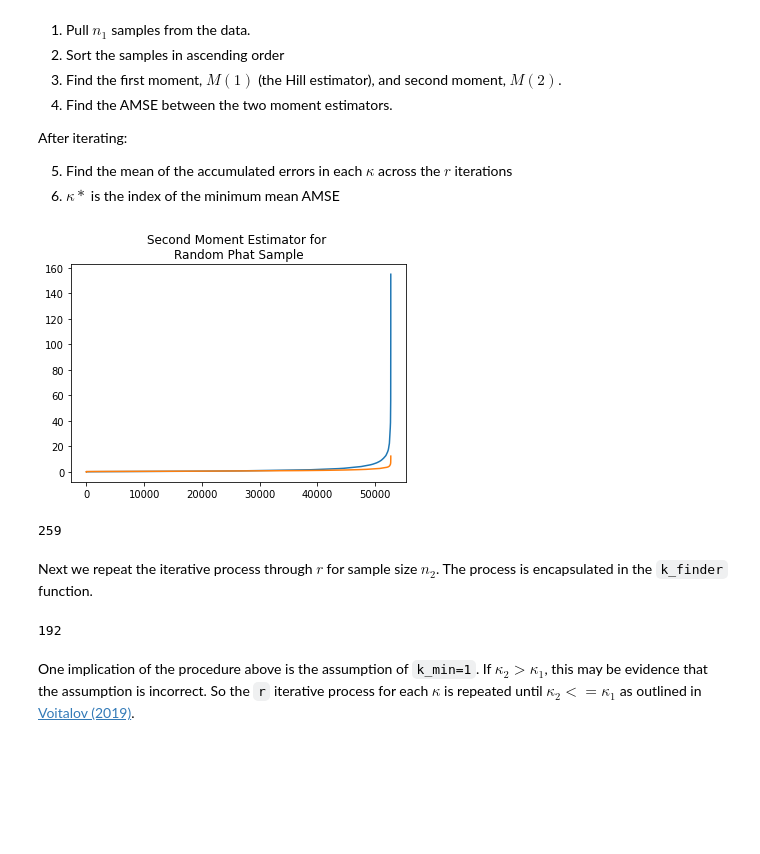
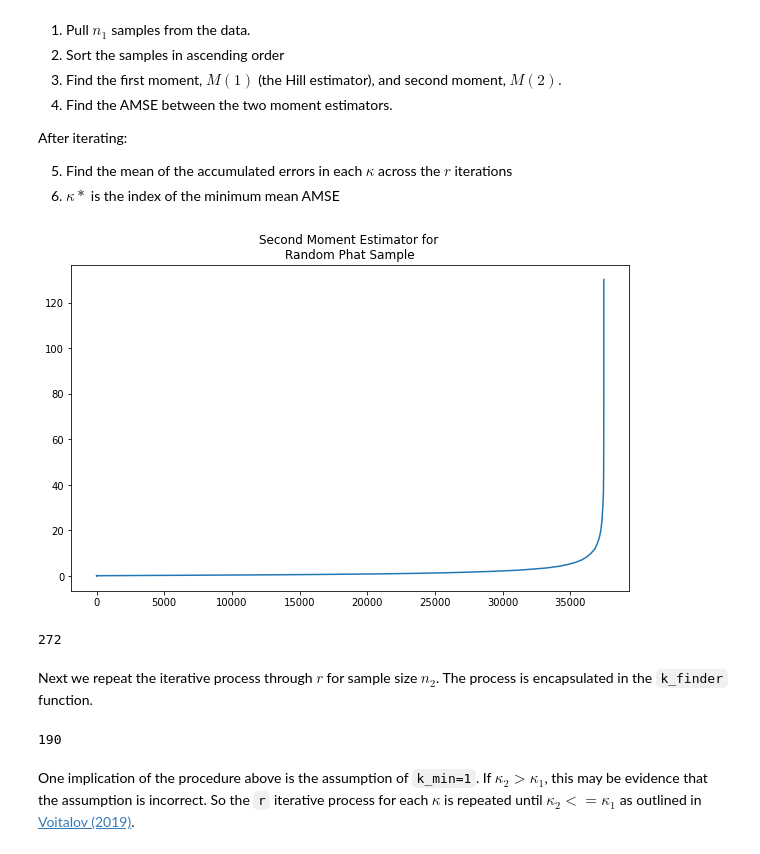
Before and after one commit to rjskene/phat, a Jupyter notebook: docs/notebooks/dblbs.ipynb, the cells around one changed output. Cells and saved outputs as stored; diff of their text form; code cells hidden in the pictures; blank space fills up the shorter version.

```diff
--- a/docs/notebooks/dblbs.ipynb
+++ b/docs/notebooks/dblbs.ipynb
@@ -163,9 +168,9 @@ We will demonstrate the process for both tails of a random sample from the Phat
 3. Sort the remaining samples from descending order.
 4. Define several parameters consistent with Voitalov (2019).
 # %%
-from phat import Phat
+import phat as ph
 
-genmod = Phat(.25, 1.4, .35, .22)
+genmod = ph.Phat(.25, 1.4, .35, .22)
 data = genmod.rvs(size=100000)
 y = data[data>=data.mean()]
 y = np.sort(y)[::-1]
@@ -220,13 +226,16 @@ def third_moment(k,y):
     t4 = np.log(y[1:])**3
     M3 = t1 - t2 + t3 - t4
     return M3
+# %%
+with np.errstate(invalid='ignore'):
+    M2 = second_moment(k,y)
 # %%
-plt.plot(second_moment(k,y))
-plt.plot(xi)
+plt.figure(figsize=(10,6))
+plt.plot(M2)
 plt.title('Second Moment Estimator for \nRandom Phat Sample')
 plt.show()
 # %% [output]
-[figure, old version]
+[figure, new version]
 # %%
 import warnings
 
@@ -237,8 +246,9 @@ for i in range(r):
     sample = np.random.choice(y, n1, replace=True)
     sample = np.sort(sample)[::-1]
     k = np.arange(1,n1)
-    M1 = hill_est_for_xi(k,sample)
-    M2 = second_moment(k,sample)
+    with np.errstate(invalid='ignore'):
+        M1 = hill_est_for_xi(k,sample)
+        M2 = second_moment(k,sample)
     amses[i] = amse(M1,M2)
 
 with warnings.catch_warnings():
@@ -248,16 +258,14 @@ with warnings.catch_warnings():
 k1 = np.nanargmin(amse_for_k[i_kmin:i_kmax]) + 1 + i_kmin
 k1
 # %% [output]
-259
+272
 # %% [markdown]
 Next we repeat the iterative process through $r$ for sample size $n_2$. The process is encapsulated in the `k_finder` function.
 # %%
-from phat.bootstrap.numpy import k_finder
-
-k2 = k_finder(y, n2, r, 1)
+k2 = ph.bootstrap.numpy.k_finder(y, n2, r, 1)
 k2
 # %% [output]
-192
+190
 # %% [markdown]
 One implication of the procedure above is the assumption of `k_min=1`. If $\kappa_2 > \kappa_1$, this may be evidence that the assumption is incorrect. So the `r` iterative process for each $\kappa$ is repeated until $\kappa_2 <= \kappa_1$ as outlined in [Voitalov (2019)](references.ipynb).
 # %%
```
Also changed, not shown: parts of 19 cells of this notebook, 21 other files.
